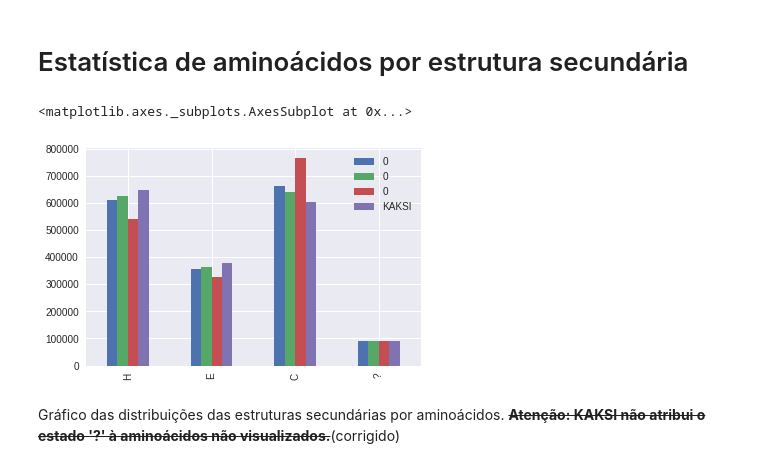
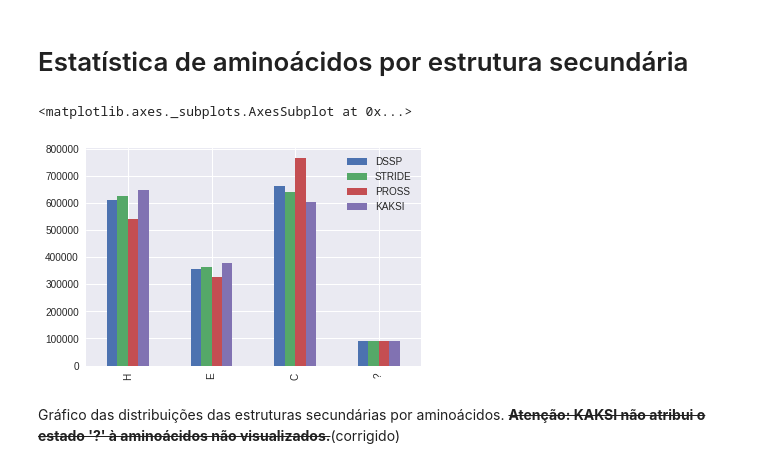
Before and after one commit to jgcarvalho/PhD-thesis, a Jupyter notebook: notebooks/estatistica_aa_ss.ipynb, the cells around one changed output. Drawn from its saved outputs; the diff is of its cells as text; code cells hidden in the pictures.

```diff
--- a/notebooks/estatistica_aa_ss.ipynb
+++ b/notebooks/estatistica_aa_ss.ipynb
@@ -98,11 +98,11 @@ dt_all = pd.DataFrame.from_dict(all_dict, orient='index')
 dt_all_norm = dt_all.div(dt_all.sum(axis=1), axis=0)
 # %%
 # freq_dssp.sum(axis=0).plot(kind='bar')
-freq = pd.concat([pd.DataFrame(dt_dssp.sum(axis=0)), pd.DataFrame(dt_stride.sum(axis=0),,columns=['KAKSI']), pd.DataFrame(dt_pross.sum(axis=0),columns=['PROSS']),pd.DataFrame(dt_kaksi.sum(axis=0),columns=['KAKSI'])], axis=1)
+freq = pd.concat([pd.DataFrame(dt_dssp.sum(axis=0),columns=['DSSP']), pd.DataFrame(dt_stride.sum(axis=0),columns=['STRIDE']), pd.DataFrame(dt_pross.sum(axis=0),columns=['PROSS']),pd.DataFrame(dt_kaksi.sum(axis=0),columns=['KAKSI'])], axis=1)
 freq.plot(kind='bar')
 # %% [output]
 <matplotlib.axes._subplots.AxesSubplot at 0x...>
-[figure, old version]
+[figure, new version]
 # %% [markdown]
 Gráfico das distribuições das estruturas secundárias por aminoácidos. ~~**Atenção: KAKSI não atribui o estado '?' à aminoácidos não visualizados.**~~(corrigido)
 # %%
```
Also changed, not shown: 14 other files.
